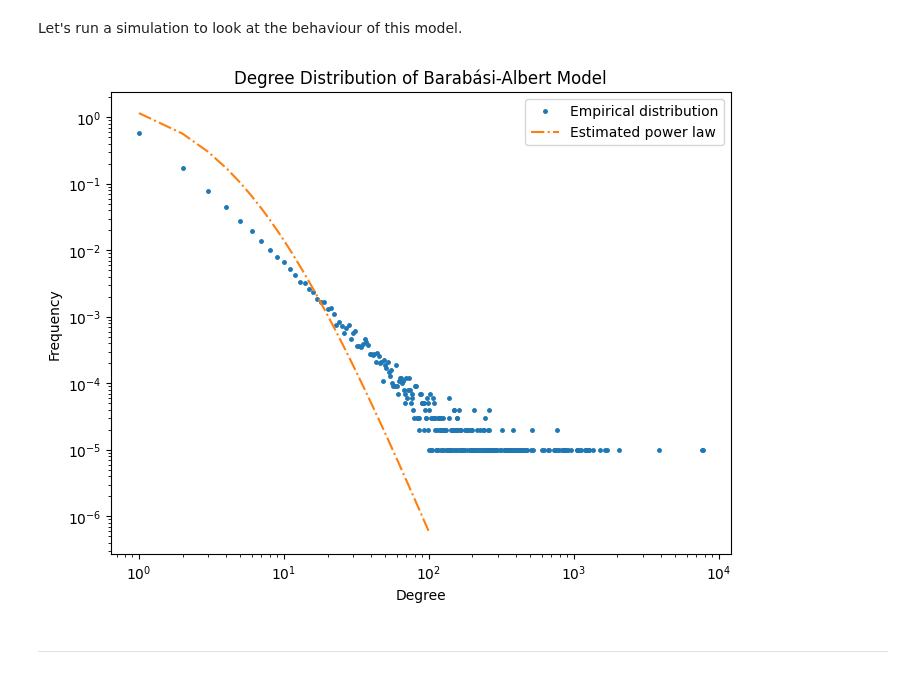
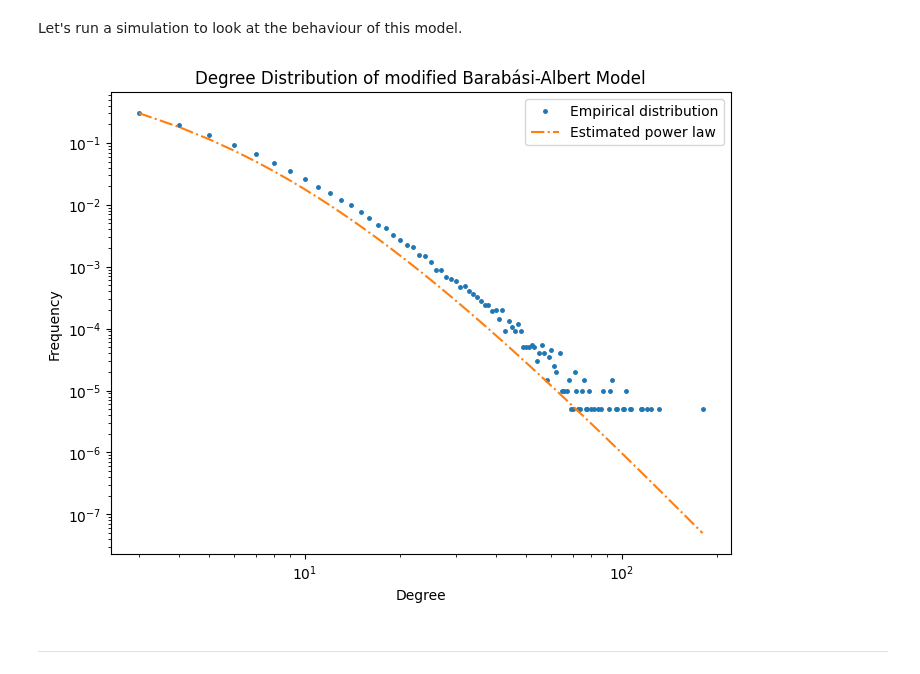
Before and after one commit to LeoDiNino97/SocialNetworks-OnlineMarkets, a Jupyter notebook: Social Networks/Homework/P1/P1.ipynb, the cells around one changed output. Drawn from its saved outputs; the diff is of its cells as text; code cells hidden in the pictures.

```diff
--- a/Social Networks/Homework/P1/P1.ipynb
+++ b/Social Networks/Homework/P1/P1.ipynb
@@ -106,7 +106,7 @@ from tqdm import tqdm
 # %%
 # Number of nodes entering the process
 
-M = int(1e5)
+M = int(2e5)
 
 # Constants
 
@@ -123,14 +123,14 @@ degrees[1] = L
 
 for v in tqdm(range(2,M+2)):
 
-    probs = np.array(degrees[:v]) + C / (v * (2*L + C))
+    probs = np.array((degrees[:v]) + C) / ((v * (2*L + C)))
     probs /= np.sum(probs)
 
 
     u = np.random.choice(np.array(range(v)), size = L, replace = True, p = probs)
 
     degrees[u] += 1
-    degrees[v] += 1
+    degrees[v] += L
 # %%
 unique_degrees = np.unique(degrees)
 degree_distribution = [np.sum(degrees == d) for d in unique_degrees]
@@ -144,13 +144,13 @@ def proxy_power_law(L, C, x):
 # %%
 plt.figure(figsize=(8, 6))
 plt.loglog(unique_degrees, degree_distribution, 'o', markersize=2.5, label='Empirical distribution')
-plt.loglog(unique_degrees[:100], proxy_power_law(L,C,unique_degrees[:100]), '-.', label=f'Estimated power law')
+plt.loglog(unique_degrees, proxy_power_law(L,C,unique_degrees), '-.', label=f'Estimated power law')
 plt.xlabel('Degree')
 plt.ylabel('Frequency')
-plt.title('Degree Distribution of Barabási-Albert Model')
+plt.title('Degree Distribution of modified Barabási-Albert Model')
 plt.legend()
 plt.show()
 # %% [output]
-[figure, old version]
+[figure, new version]
 # %% [markdown]
 __________________
```
